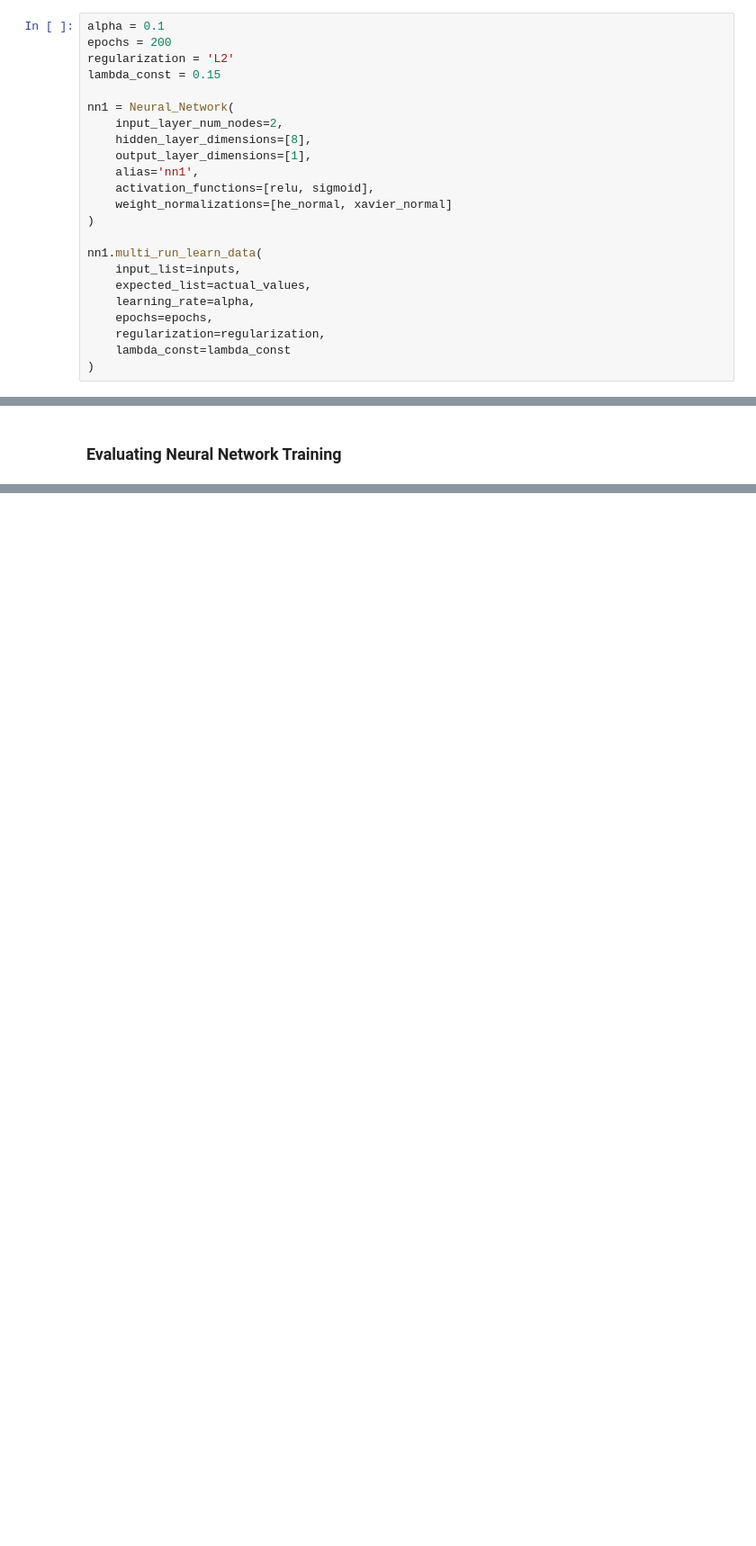
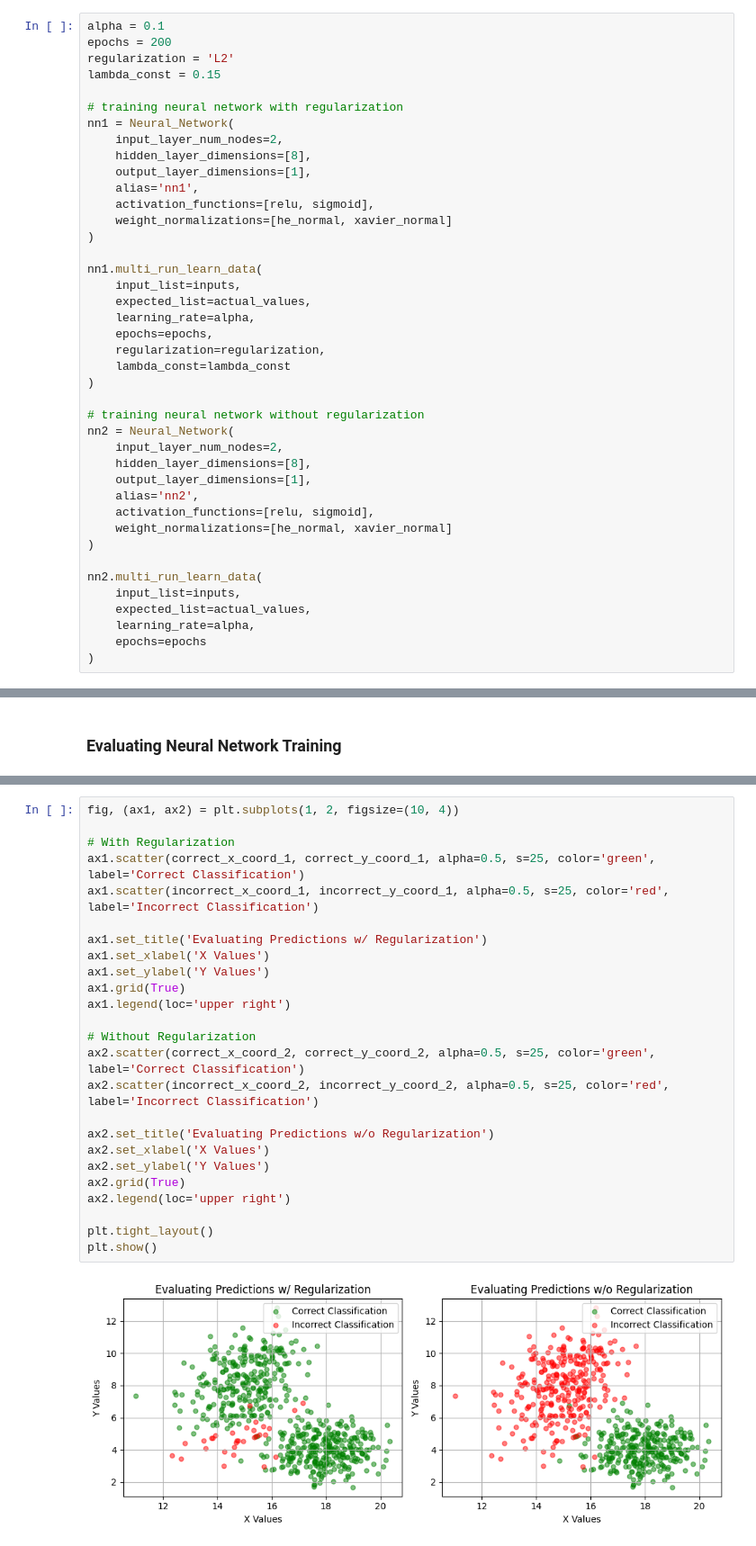
Before and after one commit to al-gabe31/Connect_4_AlphaZero_from_Scratch, a Jupyter notebook: evaluating_neural_net.ipynb, the cells around one changed output, grey strips where cells are left out. Shown at 90% size. Cells and saved outputs as stored; diff of their text form; blank space fills up the shorter version.

Commit message:
comparing neural networks with one that uses regularization & one that doesn't

```diff
--- a/evaluating_neural_net.ipynb
+++ b/evaluating_neural_net.ipynb
@@ -103,6 +85,7 @@ epochs = 200
 regularization = 'L2'
 lambda_const = 0.15
 
+# training neural network with regularization
 nn1 = Neural_Network(
     input_layer_num_nodes=2,
     hidden_layer_dimensions=[8],
@@ -120,5 +103,22 @@ nn1.multi_run_learn_data(
     regularization=regularization,
     lambda_const=lambda_const
 )
+
+# training neural network without regularization
+nn2 = Neural_Network(
+    input_layer_num_nodes=2,
+    hidden_layer_dimensions=[8],
+    output_layer_dimensions=[1],
+    alias='nn2',
+    activation_functions=[relu, sigmoid],
+    weight_normalizations=[he_normal, xavier_normal]
+)
+
+nn2.multi_run_learn_data(
+    input_list=inputs,
+    expected_list=actual_values,
+    learning_rate=alpha,
+    epochs=epochs
+)
 # %%
 # classifying each data point into either group Blue (1) or Red (0)
@@ -205 +214,28 @@ plt.plot()
+# %%
+fig, (ax1, ax2) = plt.subplots(1, 2, figsize=(10, 4))
+
+# With Regularization
+ax1.scatter(correct_x_coord_1, correct_y_coord_1, alpha=0.5, s=25, color='green', label='Correct Classification')
+ax1.scatter(incorrect_x_coord_1, incorrect_y_coord_1, alpha=0.5, s=25, color='red', label='Incorrect Classification')
+
+ax1.set_title('Evaluating Predictions w/ Regularization')
+ax1.set_xlabel('X Values')
+ax1.set_ylabel('Y Values')
+ax1.grid(True)
+ax1.legend(loc='upper right')
+
+# Without Regularization
+ax2.scatter(correct_x_coord_2, correct_y_coord_2, alpha=0.5, s=25, color='green', label='Correct Classification')
+ax2.scatter(incorrect_x_coord_2, incorrect_y_coord_2, alpha=0.5, s=25, color='red', label='Incorrect Classification')
+
+ax2.set_title('Evaluating Predictions w/o Regularization')
+ax2.set_xlabel('X Values')
+ax2.set_ylabel('Y Values')
+ax2.grid(True)
+ax2.legend(loc='upper right')
+
+plt.tight_layout()
+plt.show()
+# %% [output]
+[figure, added]
 # %%
```
Also changed, not shown: parts of 7 cells of this notebook.
